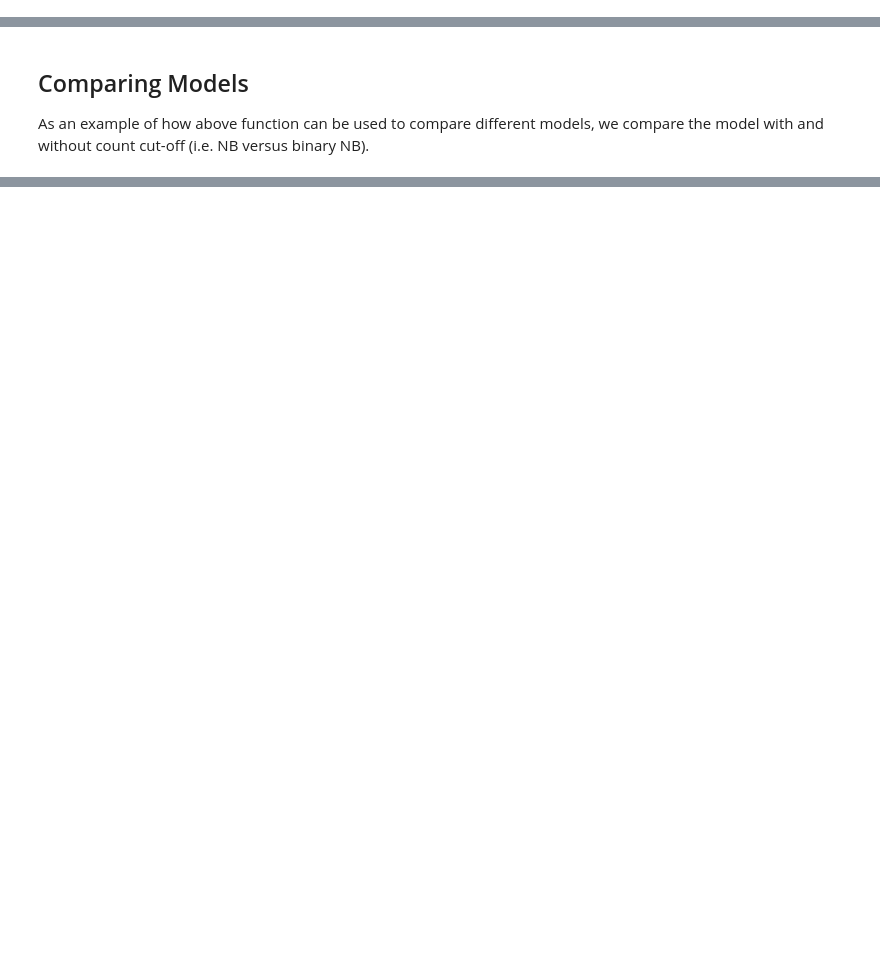
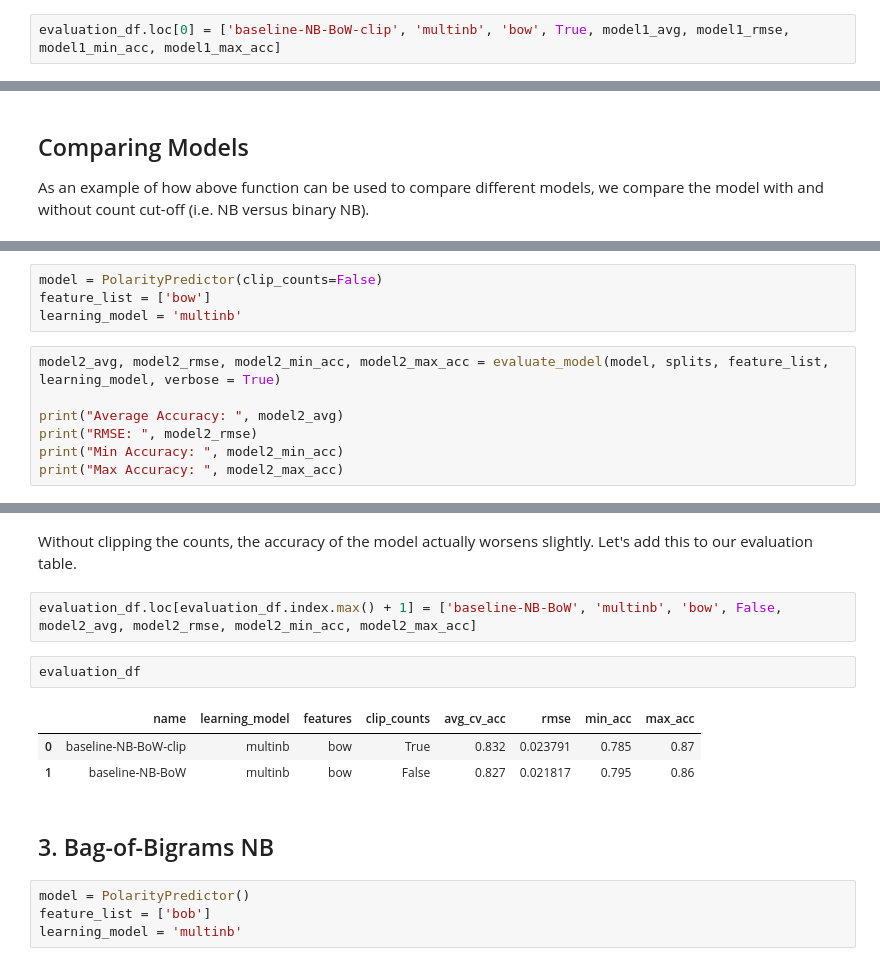
Before and after one commit to iftzp/binary-sentiment-analysis, a Jupyter notebook: sentiment-naive-bayes.ipynb, the cells around one changed output, grey strips where cells are left out. Drawn from its saved outputs; the diff is of its cells as text; blank space fills up the shorter version.

Commit message:
Add evaluation table, some commentary and first few models

```diff
--- a/sentiment-naive-bayes.ipynb
+++ b/sentiment-naive-bayes.ipynb
@@ -573,0 +582,2 @@ BoW Rows:  200
+# %%
+evaluation_df.loc[0] = ['baseline-NB-BoW-clip', 'multinb', 'bow', True, model1_avg, model1_rmse, model1_min_acc, model1_max_acc]
@@ -606,0 +610,11 @@ False    0.850  0.019  0.815 0.880  1555.4 seconds
+# %%
+model = PolarityPredictor(clip_counts=False)
+feature_list = ['bow']
+learning_model = 'multinb'
+# %%
+model2_avg, model2_rmse, model2_min_acc, model2_max_acc = evaluate_model(model, splits, feature_list, learning_model, verbose = True)
+
+print("Average Accuracy: ", model2_avg)
+print("RMSE: ", model2_rmse)
+print("Min Accuracy: ", model2_min_acc)
+print("Max Accuracy: ", model2_max_acc)
@@ -606,0 +639,16 @@ False    0.850  0.019  0.815 0.880  1555.4 seconds
+# %% [markdown]
+Without clipping the counts, the accuracy of the model actually worsens slightly. Let's add this to our evaluation table.
+# %%
+evaluation_df.loc[evaluation_df.index.max() + 1] = ['baseline-NB-BoW', 'multinb', 'bow', False, model2_avg, model2_rmse, model2_min_acc, model2_max_acc]
+# %%
+evaluation_df
+# %% [output]
+|  | name | learning_model | features | clip_counts | avg_cv_acc | rmse | min_acc | max_acc |
+| 0 | baseline-NB-BoW-clip | multinb | bow | True | 0.832 | 0.023791 | 0.785 | 0.87 |
+| 1 | baseline-NB-BoW | multinb | bow | False | 0.827 | 0.021817 | 0.795 | 0.86 |
+# %% [markdown]
+## 3. Bag-of-Bigrams NB
+# %%
+model = PolarityPredictor()
+feature_list = ['bob']
+learning_model = 'multinb'
```
Also changed, not shown: parts of 26 cells of this notebook.
